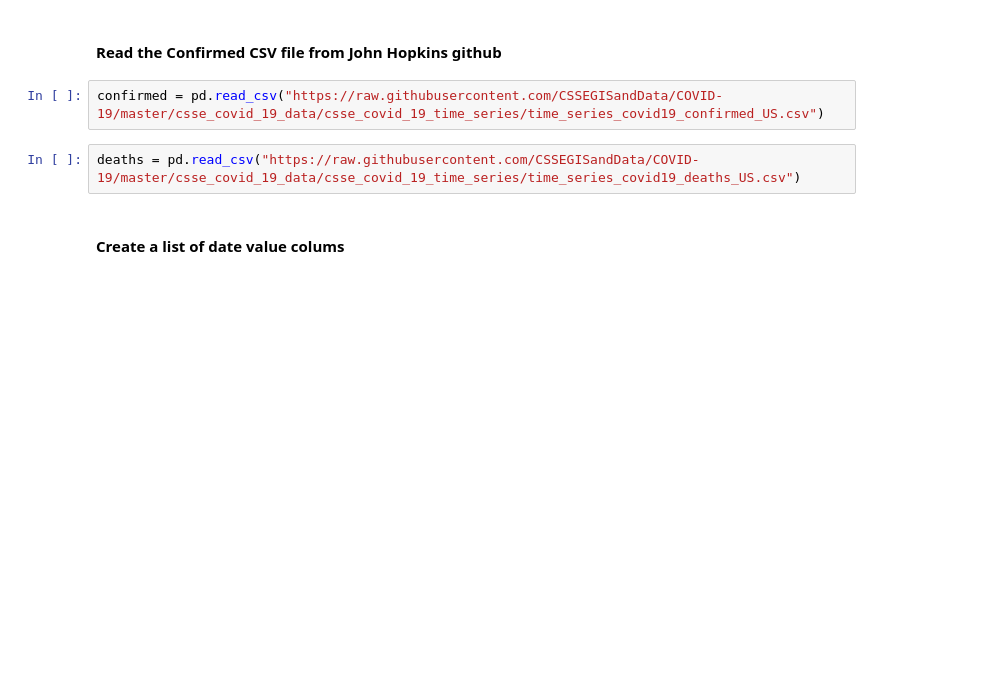
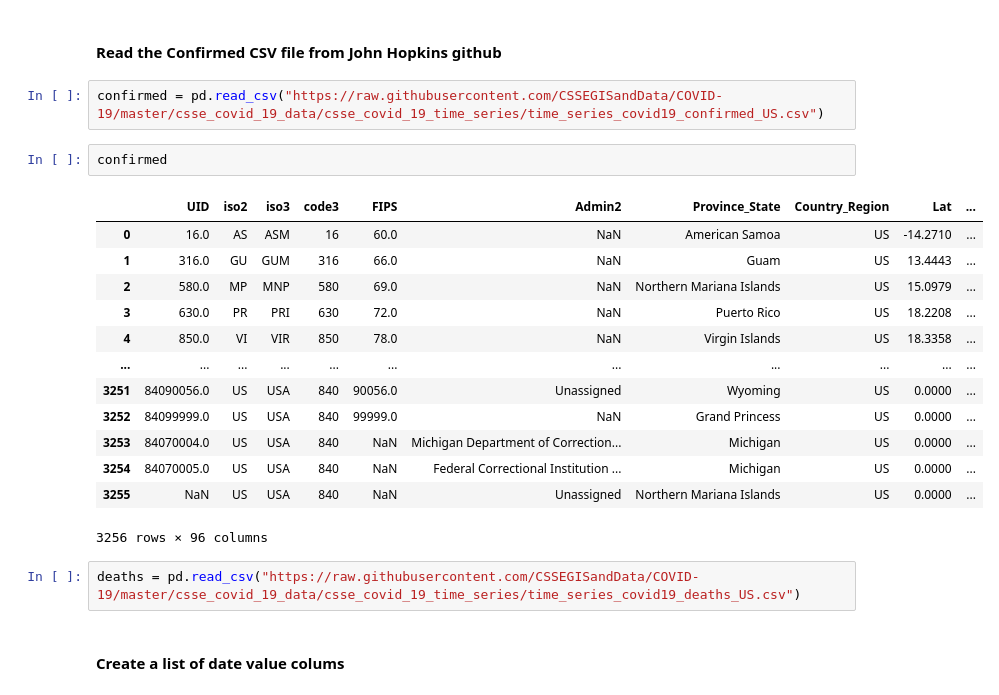
Before and after one commit to tom342178/covid-19-reports, a Jupyter notebook: covid-19-rep-1.ipynb, the cells around one changed output. Saved outputs shown, nothing was run; the diff lists cells and outputs as text; blank space fills up the shorter version.

```diff
--- a/covid-19-rep-1.ipynb
+++ b/covid-19-rep-1.ipynb
@@ -9,6 +12,22 @@ import matplotlib.pyplot as plt
 #### Read the Confirmed CSV file from John Hopkins github
 # %%
 confirmed = pd.read_csv("https://raw.githubusercontent.com/CSSEGISandData/COVID-19/master/csse_covid_19_data/csse_covid_19_time_series/time_series_covid19_confirmed_US.csv")
+# %%
+confirmed
+# %% [output]
+|  | UID | iso2 | iso3 | code3 | FIPS | Admin2 | Province_State | Country_Region | Lat | ... |
+| 0 | 16.0 | AS | ASM | 16 | 60.0 | NaN | American Samoa | US | -14.2710 | ... |
+| 1 | 316.0 | GU | GUM | 316 | 66.0 | NaN | Guam | US | 13.4443 | ... |
+| 2 | 580.0 | MP | MNP | 580 | 69.0 | NaN | Northern Mariana Islands | US | 15.0979 | ... |
+| 3 | 630.0 | PR | PRI | 630 | 72.0 | NaN | Puerto Rico | US | 18.2208 | ... |
+| 4 | 850.0 | VI | VIR | 850 | 78.0 | NaN | Virgin Islands | US | 18.3358 | ... |
+| ... | ... | ... | ... | ... | ... | ... | ... | ... | ... | ... |
+| 3251 | 84090056.0 | US | USA | 840 | 90056.0 | Unassigned | Wyoming | US | 0.0000 | ... |
+| 3252 | 84099999.0 | US | USA | 840 | 99999.0 | NaN | Grand Princess | US | 0.0000 | ... |
+| 3253 | 84070004.0 | US | USA | 840 | NaN | Michigan Department of Correction... | Michigan | US | 0.0000 | ... |
+| 3254 | 84070005.0 | US | USA | 840 | NaN | Federal Correctional Institution ... | Michigan | US | 0.0000 | ... |
+| 3255 | NaN | US | USA | 840 | NaN | Unassigned | Northern Mariana Islands | US | 0.0000 | ... |
+3256 rows × 96 columns
 # %%
 deaths = pd.read_csv("https://raw.githubusercontent.com/CSSEGISandData/COVID-19/master/csse_covid_19_data/csse_covid_19_time_series/time_series_covid19_deaths_US.csv")
 # %% [markdown]
```
Also changed, not shown: parts of 22 cells of this notebook.
